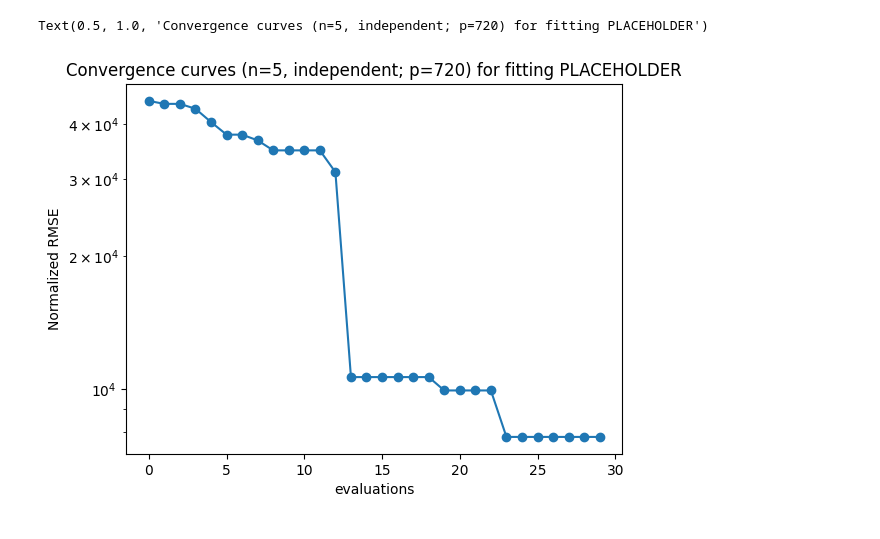
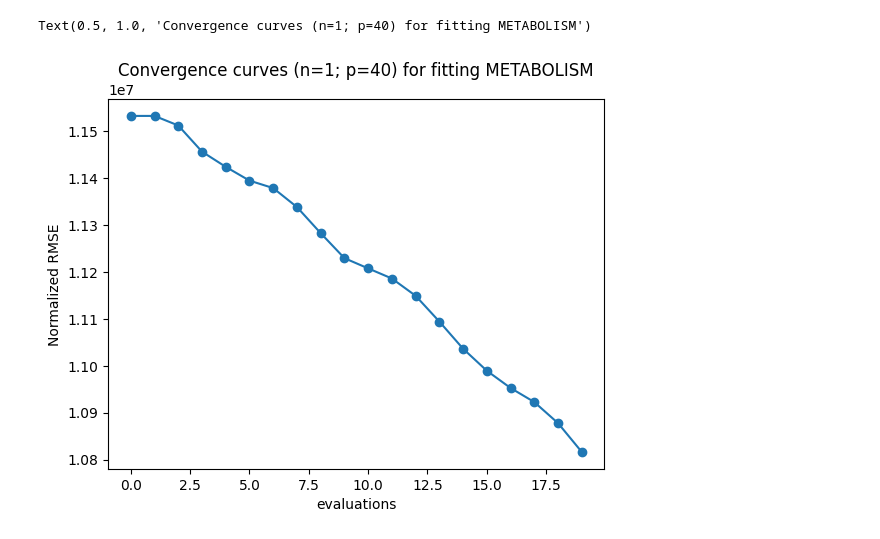
Before and after one commit to carothersresearch/ECFERS, a Jupyter notebook: run_fit_data.ipynb, the cells around one changed output. Cells and saved outputs as stored; diff of their text form; code cells hidden in the pictures.

```diff
--- a/run_fit_data.ipynb
+++ b/run_fit_data.ipynb
@@ -74,8 +77,15 @@ from src.fitting.pygmo_bfes import pickleless_bfe
 client = ipp.Client(profile='cheme-ecfers')
 client[:].apply_sync(os.chdir,'/mmfs1/gscratch/cheme/dalba/repos/ECFERS');
 
-udbfe = pickleless_bfe(client_kwargs={'profile':'cheme-ecfers'}, view_kwargs = {}, prob = prob)
-udbfe.init_view(client_kwargs={'profile':'cheme-ecfers'})
+def set_affinity_on_worker():
+    """When a new worker process is created, the affinity is set to all CPUs"""
+    import os
+    os.system("taskset -p 0xffffffffff %d" % os.getpid())
+
+client[:].apply_sync(set_affinity_on_worker)
+
+udbfe = pickleless_bfe(client_kwargs={'profile':'cheme-ecfers'}, view_kwargs = {}, temp_dv_path = os.getcwd()+'/models/binaries', prob = prob)
+udbfe.init_view(client_kwargs={'profile':'cheme-ecfers'},view_kwargs = {})
 mybfe = pg.bfe(udbfe)
 # %%
 # pick parameters based on this thesis
@@ -100,15 +110,15 @@ for p in pops:
     fs = udbfe(prob,xs.reshape(-1))
     list(map(p.push_back, xs, fs[:,np.newaxis]))
 
-with open('checkpoint.dat', 'wb') as file:
-        pickle.dump(pops, file)
+with open('checkpoint_t.dat', 'wb') as file:
+    pickle.dump(pops, file)
 # %%
 import pickle
 
-with open('logs.dat', 'rb') as file:
+with open('logs_t.dat', 'rb') as file:
     logs = pickle.load(file)
 
-with open('checkpoint.dat', 'rb') as file:
+with open('checkpoint_t.dat', 'rb') as file:
     pops = pickle.load(file)
 # %%
 import pickle
@@ -122,10 +132,10 @@ for i in range(100):
     for i,a in enumerate(algos):
         logs[i].append(np.array(a.extract(pg.pso_gen).get_log()))
 
-    with open('logs.dat', 'wb') as file:
+    with open('logs_t.dat', 'wb') as file:
         pickle.dump(logs, file)
 
-    with open('checkpoint.dat', 'wb') as file:
+    with open('checkpoint_t.dat', 'wb') as file:
         pickle.dump(pops, file)
 
     # if np.min([p.champion_f for p in pops]) < prob.extract(SBMLGlobalFit)._residual(result[:,1:].__array__()*(1.055),result[:,1:].__array__()):
@@ -150,14 +173,14 @@ Exit condition -- generations = 10
 # %%
 results = [np.concatenate(l,axis=0) for l in logs]
 [plt.plot(res[:,2],'o-') for res in results]
 # plt.xscale('log')
-plt.yscale('log')
+# plt.yscale('log')
 plt.ylabel('Normalized RMSE')
 plt.xlabel('evaluations')
-plt.title('Convergence curves (n=5, independent; p=720) for fitting PLACEHOLDER')
+plt.title('Convergence curves (n=1; p=40) for fitting METABOLISM')
 # %% [output]
-Text(0.5, 1.0, 'Convergence curves (n=5, independent; p=720) for fitting PLACEHOLDER')
+Text(0.5, 1.0, 'Convergence curves (n=1; p=40) for fitting METABOLISM')
-[figure, old version]
+[figure, new version]
 # %%
 plt.hist(pops[0].get_x()[4,:])
 # %% [output]
```
Also changed, not shown: parts of 10 cells of this notebook, 7 other files.
